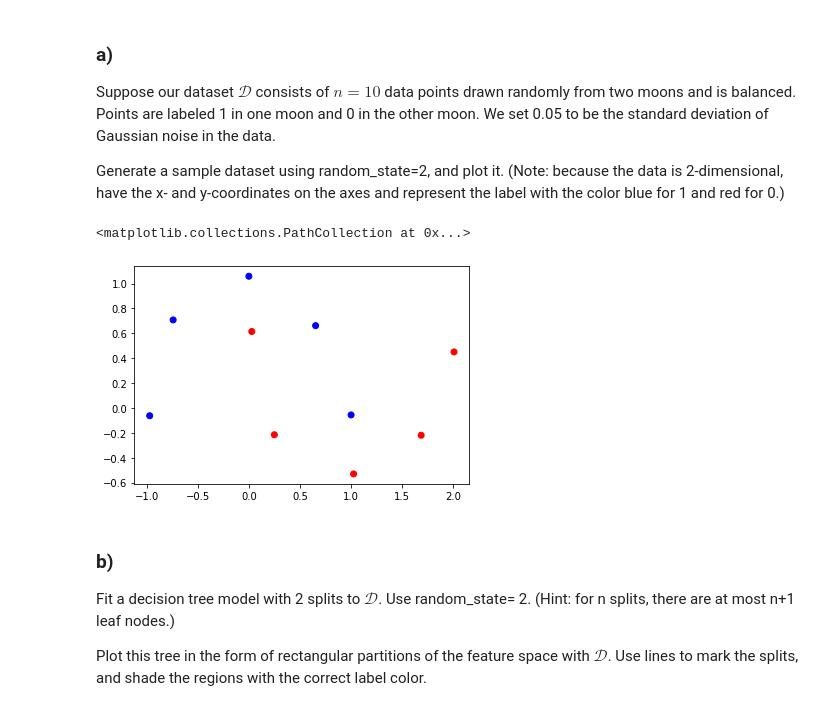
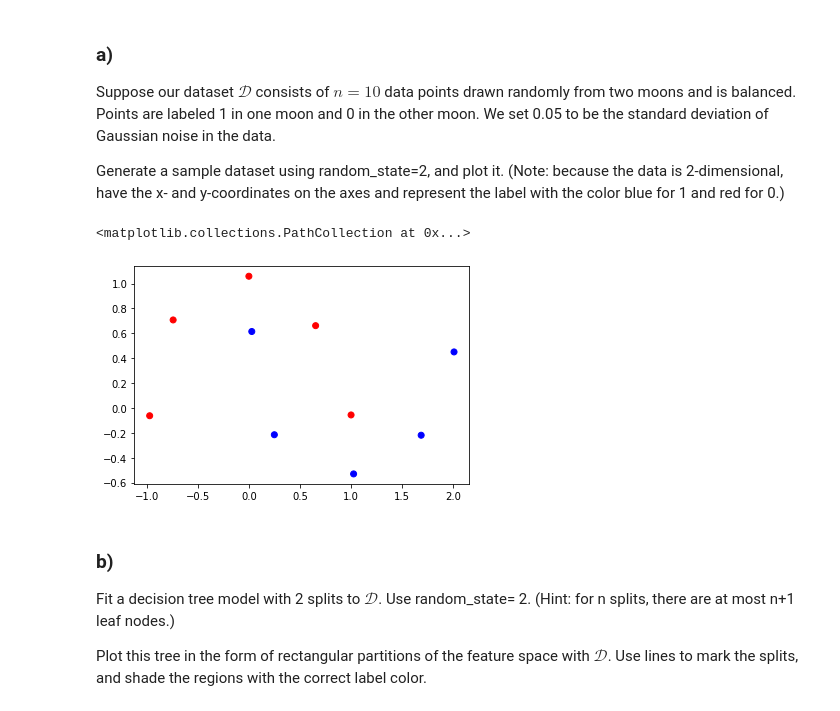
Before and after one commit to zgk2003/homework, a Jupyter notebook: BiasVarianceTree.ipynb, the cells around one changed output. Cells and saved outputs as stored; diff of their text form; code cells hidden in the pictures.

```diff
--- a/BiasVarianceTree.ipynb
+++ b/BiasVarianceTree.ipynb
@@ -17,13 +17,13 @@ Generate a sample dataset using random_state=2, and plot it. (Note: because the
 from sklearn.datasets import make_moons
 # %%
 n = 10
-X, y = make_moons(n_samples = (int(n/2), int(n/2)), noise = 0.05, random_state = 2)
+X, y = make_moons(n_samples = n, noise = 0.05, random_state = 2)
 # %%
-colors = ['red' if x==1 else 'blue' for x in y.tolist()]
+colors = ['blue' if x==1 else 'red' for x in y.tolist()]
 plt.scatter(X[:,0], X[:,1], color = colors)
 # %% [output]
 <matplotlib.collections.PathCollection at 0x...>
-[figure, old version]
+[figure, new version]
 # %% [markdown]
 ### b)
 
```
Also changed, not shown: parts of 11 cells of this notebook, 4 other files.
